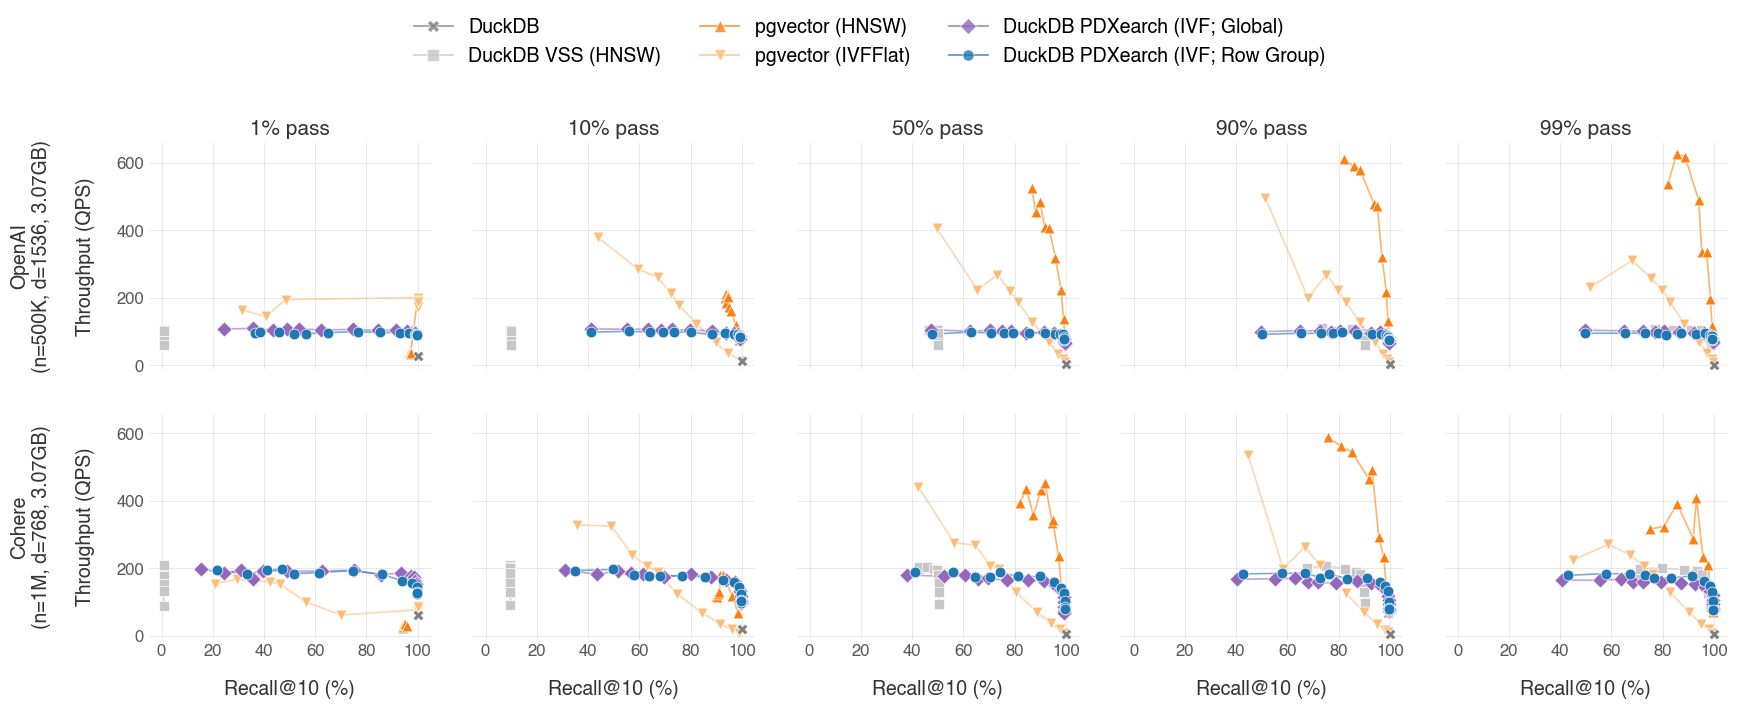
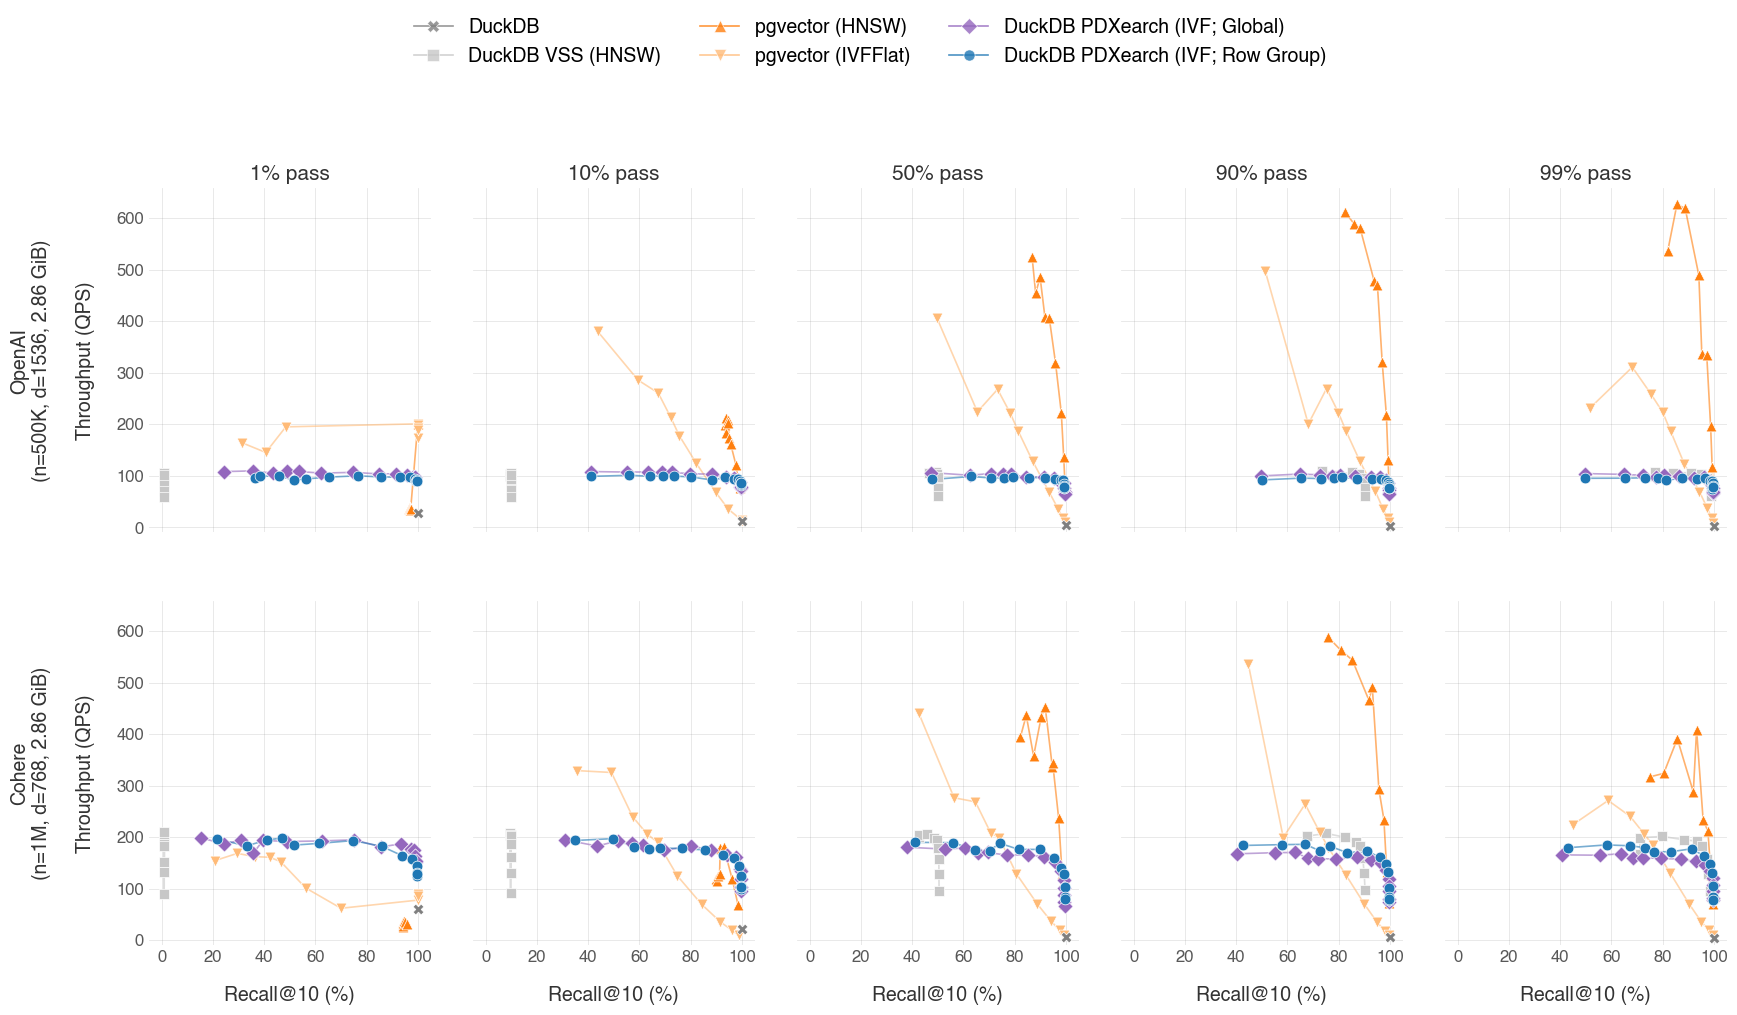
The notebook cell's code change between the first figure and the second:
--- before
+++ after
@@ -32,5 +32,5 @@
 n_rows = len(datasets)
 n_cols = len(filter_rates)
-fig, axes = plt.subplots(n_rows, n_cols, figsize=(3.5 * n_cols, 3.5 * n_rows), squeeze=False)
+fig, axes = plt.subplots(n_rows, n_cols, figsize=(3.5 * n_cols, 5.0 * n_rows), squeeze=False)
 
 global_ymax = max(r["serial_qps"] for r in filtered_records) * 1.05

Commit: feat: adjust plots formatting and GB to GiB